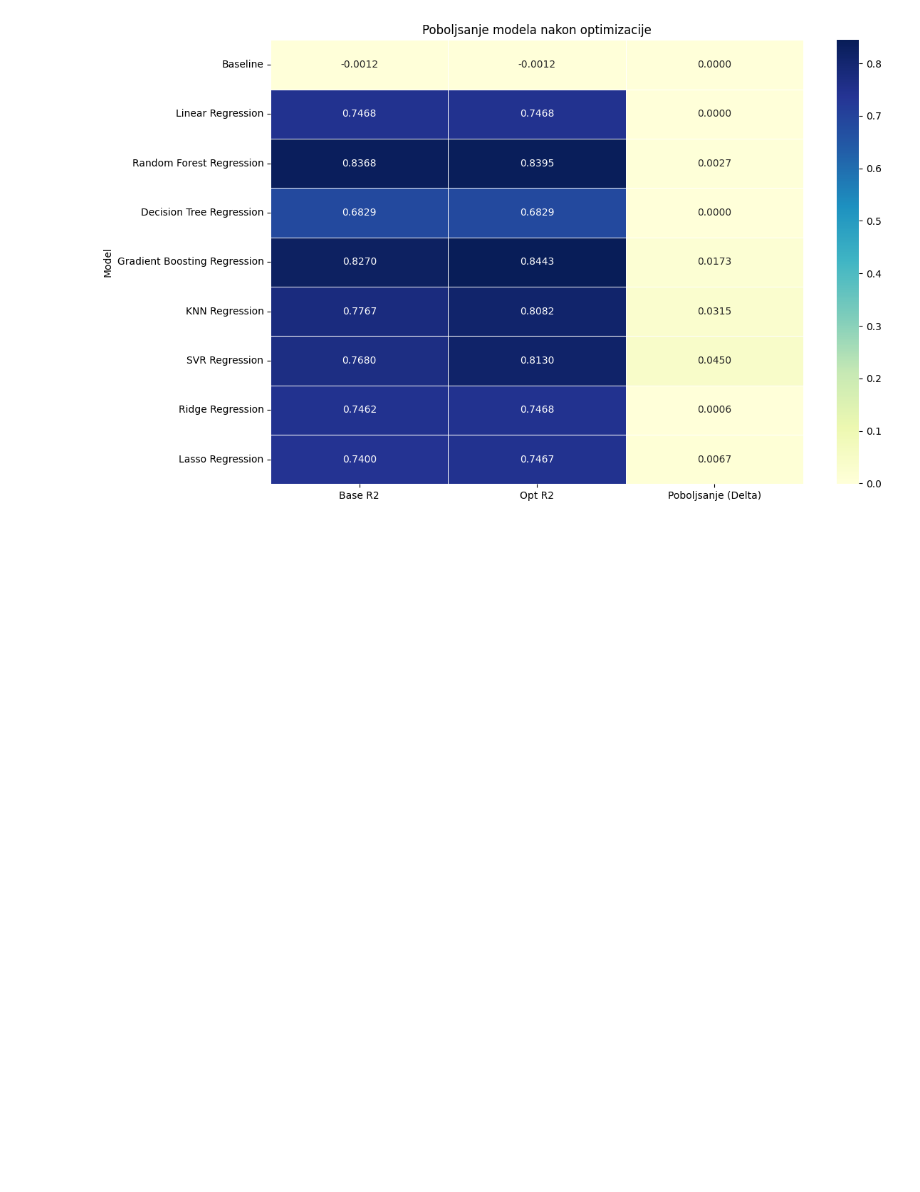
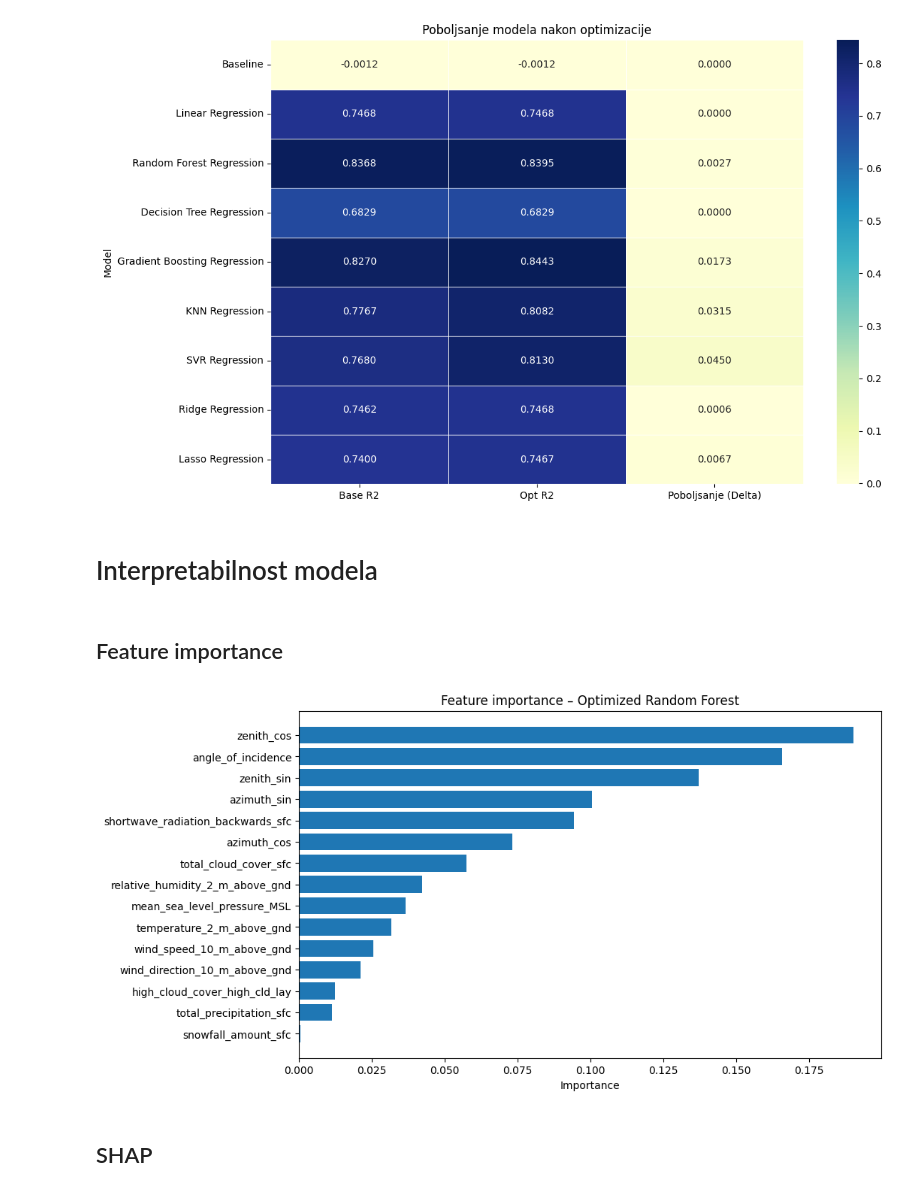
Before and after one commit to gavrilovicluka/machine-learning-projects, a Jupyter notebook: Projekat 1/Projekat1.ipynb, the cells around one changed output. Cells and saved outputs as stored; diff of their text form; code cells hidden in the pictures; blank space fills up the shorter version.

Commit message:
Feature importance. SHAP

```diff
--- a/Projekat 1/Projekat1.ipynb
+++ b/Projekat 1/Projekat1.ipynb
@@ -1241,3 +1242,25 @@ plt.tight_layout()
 plt.show()
 # %% [output]
 [figure]
+# %% [markdown]
+# Interpretabilnost modela
+# %% [markdown]
+## Feature importance
+# %%
+importances = best_rf.feature_importances_
+
+fi_df = pd.DataFrame({
+    'Feature': X_train.columns,
+    'Importance': importances
+}).sort_values(by='Importance', ascending=False)
+# %%
+plt.figure(figsize=(10, 6))
+plt.barh(fi_df['Feature'], fi_df['Importance'])
+plt.gca().invert_yaxis()
+plt.title('Feature importance – Optimized Random Forest')
+plt.xlabel('Importance')
+plt.show()
+# %% [output]
+[figure, added]
+# %% [markdown]
+## SHAP
```
Also changed, not shown: parts of 9 cells of this notebook, 1 other file.
